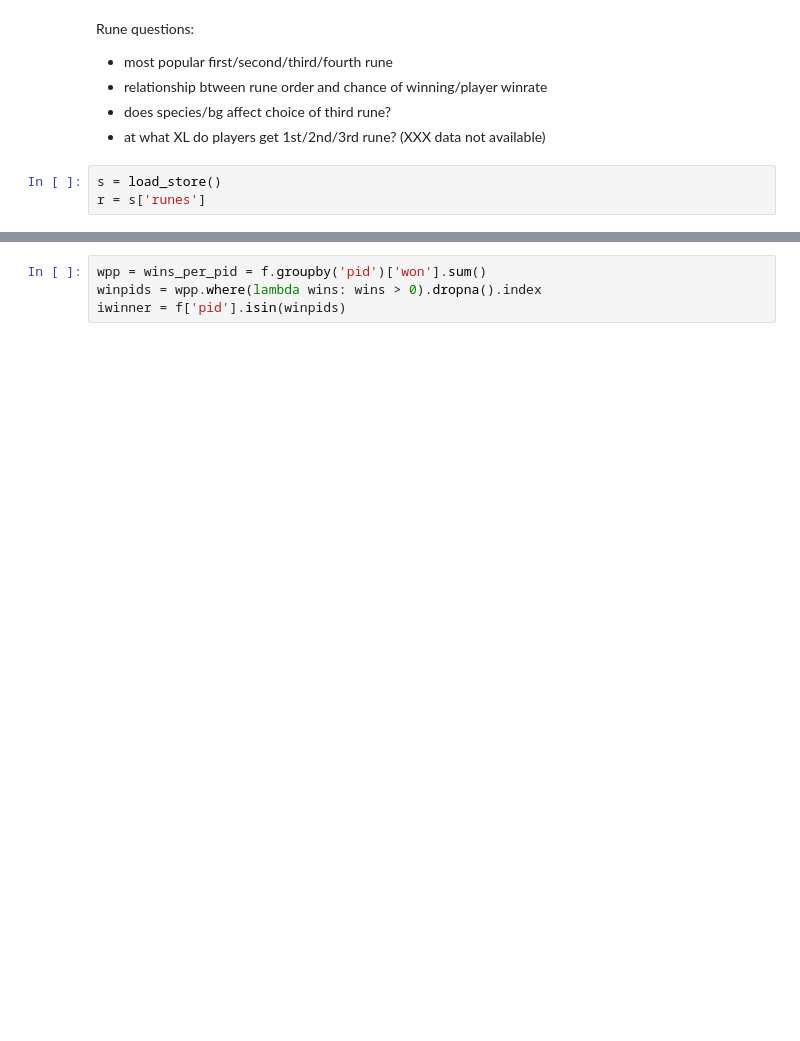
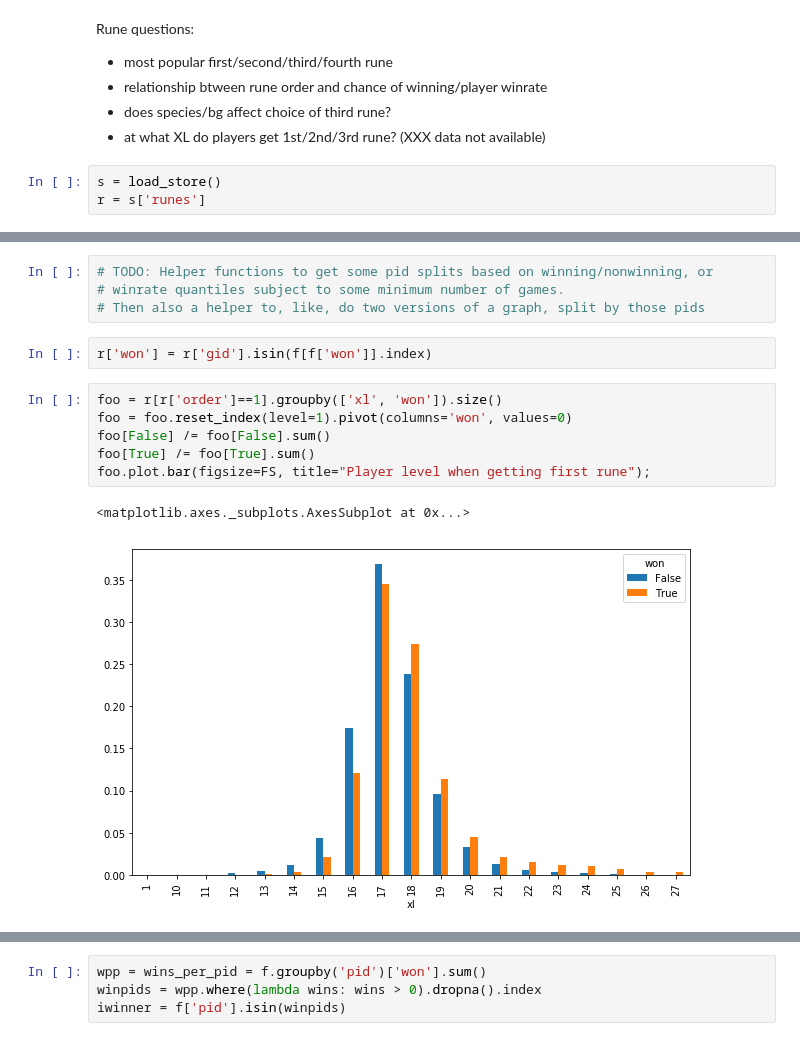
Before and after one commit to colinmorris/crawl-coroner, a Jupyter notebook: misc.ipynb, the cells around one changed output, grey strips where cells are left out. Drawn from its saved outputs; the diff is of its cells as text; blank space fills up the shorter version.

```diff
--- a/misc.ipynb
+++ b/misc.ipynb
@@ -70,0 +54,15 @@ Name: rune, dtype: int64
+# %%
+# TODO: Helper functions to get some pid splits based on winning/nonwinning, or
+# winrate quantiles subject to some minimum number of games.
+# Then also a helper to, like, do two versions of a graph, split by those pids
+# %%
+r['won'] = r['gid'].isin(f[f['won']].index)
+# %%
+foo = r[r['order']==1].groupby(['xl', 'won']).size()
+foo = foo.reset_index(level=1).pivot(columns='won', values=0)
+foo[False] /= foo[False].sum()
+foo[True] /= foo[True].sum()
+foo.plot.bar(figsize=FS, title="Player level when getting first rune");
+# %% [output]
+<matplotlib.axes._subplots.AxesSubplot at 0x...>
+[figure, added]
```
Also changed, not shown: parts of 13 cells of this notebook, 1 other file.
